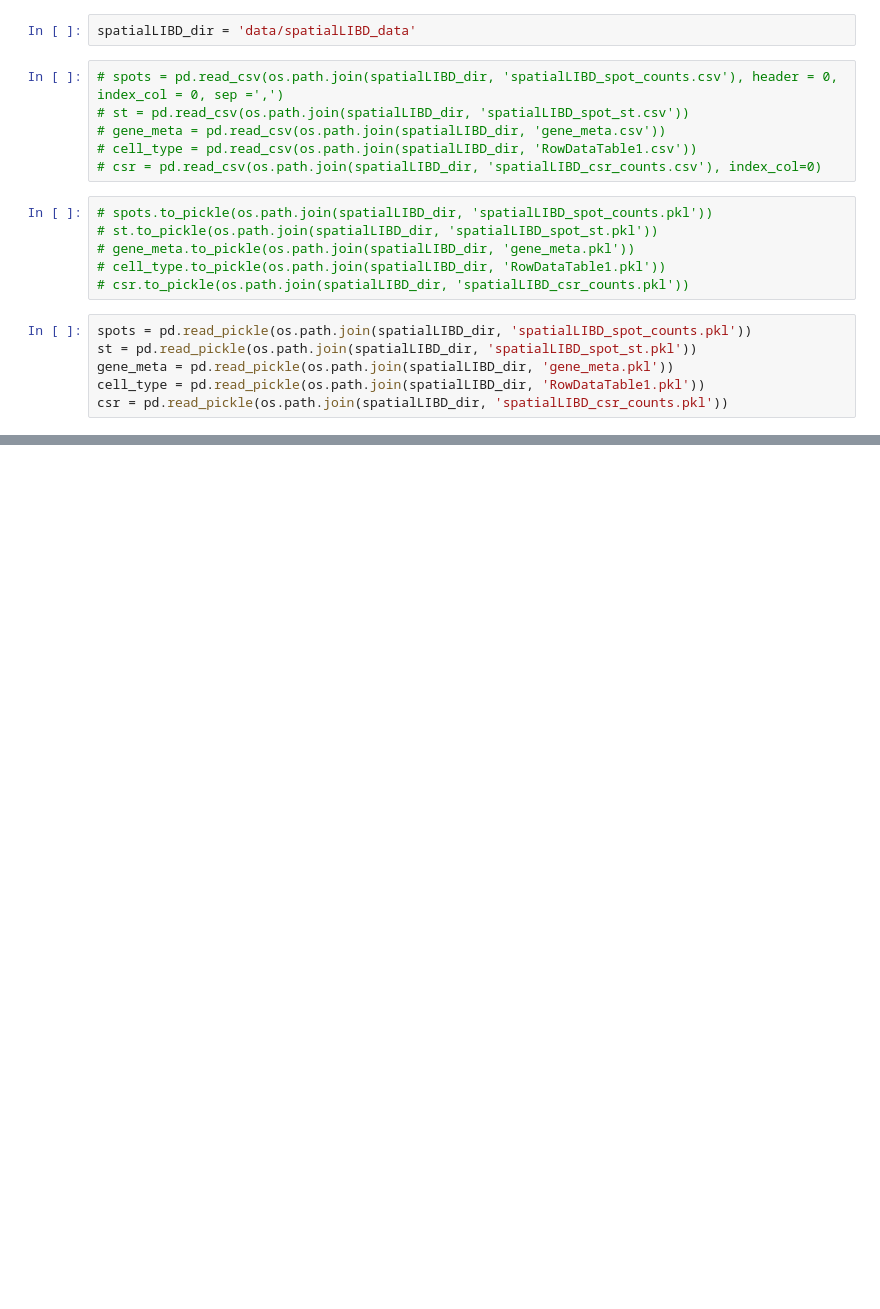
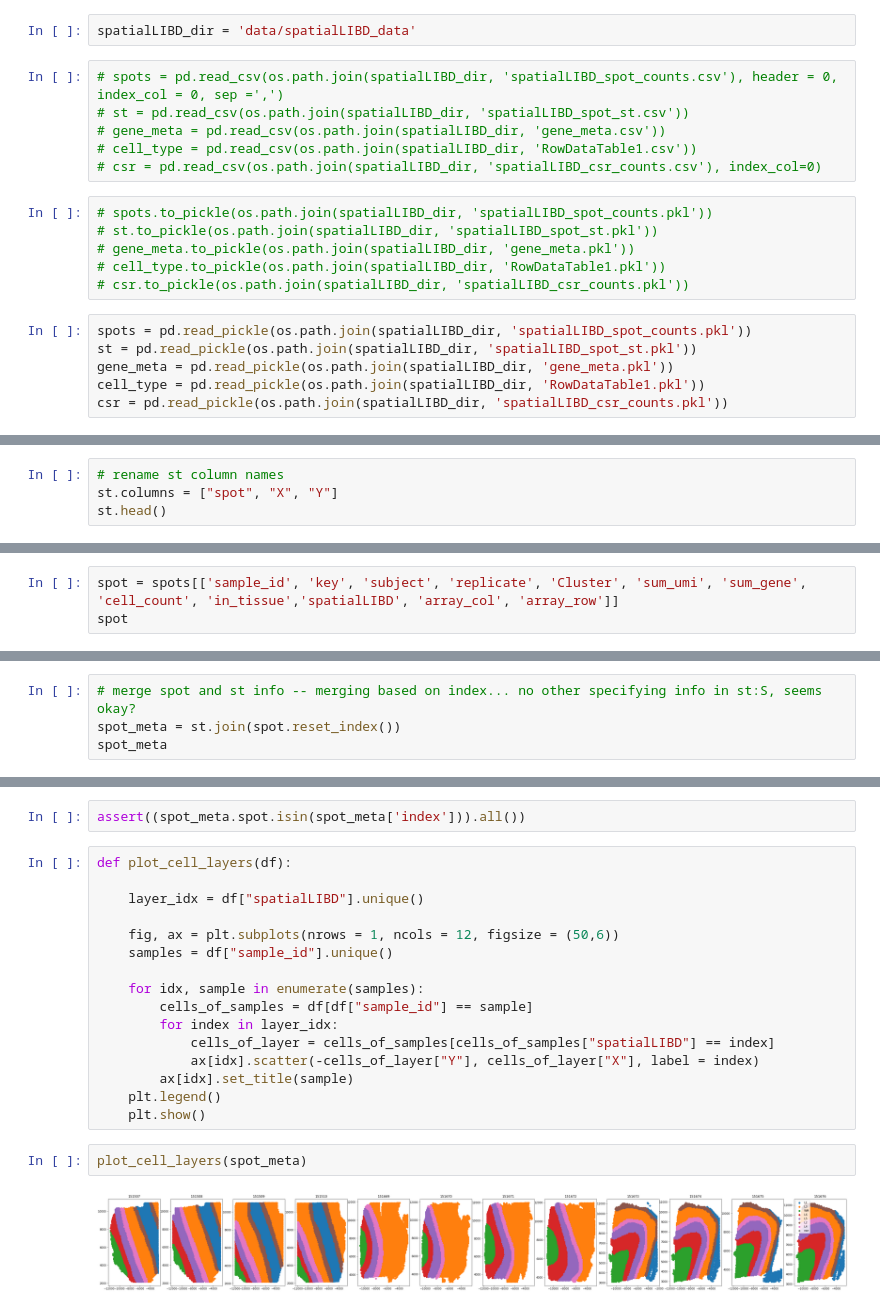
Before and after one commit to williamrobotma/AGrEDA, a Jupyter notebook: eda-libd.ipynb, the cells around one changed output, grey strips where cells are left out. Cells and saved outputs as stored; diff of their text form; blank space fills up the shorter version.

```diff
--- a/eda-libd.ipynb
+++ b/eda-libd.ipynb
@@ -30,0 +100,4 @@ csr = pd.read_pickle(os.path.join(spatialLIBD_dir, 'spatialLIBD_csr_counts.pkl')
+# %%
+# rename st column names
+st.columns = ["spot", "X", "Y"]
+st.head()
@@ -30,0 +111,3 @@ csr = pd.read_pickle(os.path.join(spatialLIBD_dir, 'spatialLIBD_csr_counts.pkl')
+# %%
+spot = spots[['sample_id', 'key', 'subject', 'replicate', 'Cluster', 'sum_umi', 'sum_gene', 'cell_count', 'in_tissue','spatialLIBD', 'array_col', 'array_row']]
+spot
@@ -30,0 +128,4 @@ csr = pd.read_pickle(os.path.join(spatialLIBD_dir, 'spatialLIBD_csr_counts.pkl')
+# %%
+# merge spot and st info -- merging based on index... no other specifying info in st:S, seems okay?
+spot_meta = st.join(spot.reset_index())
+spot_meta
@@ -30,0 +146,22 @@ csr = pd.read_pickle(os.path.join(spatialLIBD_dir, 'spatialLIBD_csr_counts.pkl')
+# %%
+assert((spot_meta.spot.isin(spot_meta['index'])).all())
+# %%
+def plot_cell_layers(df):
+
+    layer_idx = df["spatialLIBD"].unique()
+
+    fig, ax = plt.subplots(nrows = 1, ncols = 12, figsize = (50,6))
+    samples = df["sample_id"].unique()
+
+    for idx, sample in enumerate(samples):
+        cells_of_samples = df[df["sample_id"] == sample]
+        for index in layer_idx:
+            cells_of_layer = cells_of_samples[cells_of_samples["spatialLIBD"] == index]
+            ax[idx].scatter(-cells_of_layer["Y"], cells_of_layer["X"], label = index)
+        ax[idx].set_title(sample)
+    plt.legend()
+    plt.show()
+# %%
+plot_cell_layers(spot_meta)
+# %% [output]
+[figure, added]
```
Also changed, not shown: parts of 25 cells of this notebook, 2 other files.
